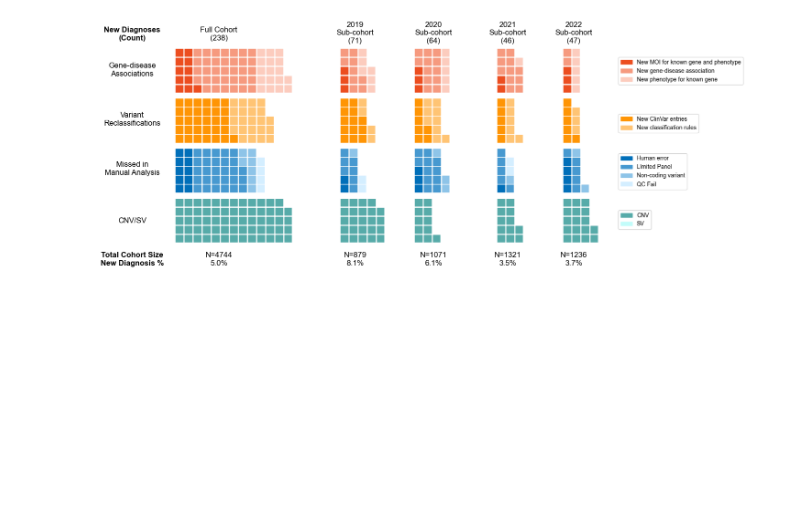
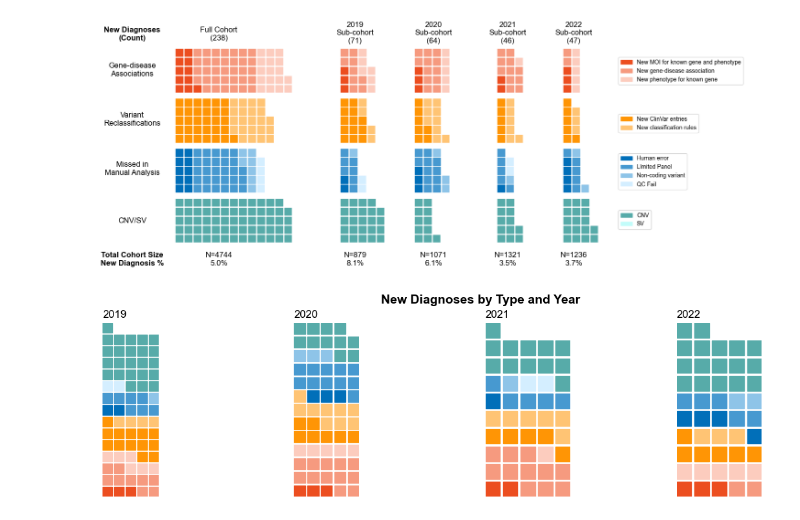
Before and after one commit to populationgenomics/talos_manuscript, a Jupyter notebook: Analyses/Jupyter_notebooks/Figure5_year_cohort.ipynb, the cells around one changed output. Saved outputs shown, nothing was run; the diff lists cells and outputs as text; code cells hidden in the pictures; blank space fills up the shorter version.

Commit message:
Figure 5 - dataaggregation, timelines, year cohort

```diff
--- a/Analyses/Jupyter_notebooks/Figure5_year_cohort.ipynb
+++ b/Analyses/Jupyter_notebooks/Figure5_year_cohort.ipynb
@@ -477,3 +477,83 @@ fig.text(0.740, 0.04, 'N=1236\n3.7%', ha='center', fontsize=12)
 fig.savefig('../../Figures/Fig5/Fig5_year_cohort_All.png')
 # %% [output]
 [figure]
+# %%
+import pandas as pd
+import matplotlib.pyplot as plt
+from pywaffle import Waffle
+import matplotlib.patches as mpatches
+
+# Read the CSV file into a DataFrame
+data = pd.read_csv('../../Data/Fig5/Talos_solves_VCGS-prospective-by-year.csv', header=0, index_col=[1, 0], usecols=range(1, 7))
+
+# Combine duplicate rows by summing their values
+data_combined = data.groupby(level=[0, 1]).sum()
+
+# Custom sort order for the index
+custom_sort = {'Gene-disease Associations': 1, 'Variant Reclassifications': 2, 'Missed in Manual Analysis': 3, 'CNV/SV': 4}
+
+# Sort the DataFrame by the custom sort order
+data_sorted = data_combined.sort_index(key=lambda x: x.map(custom_sort))
+
+colors_list = ['#EC4E20', #flame original
+               '#F69A7F', #flame light
+               '#FCCCBE', #flame lightest
+               '#FF9505', #orange original
+               '#FFC474', #orange light
+               '#016FB9', #azul original
+               '#4799D0', #azul light
+               '#8EC4E8', #azul lighter
+               '#D4EEFF', #azul lightest
+               '#57ABA9', #teal light
+               '#C2FCFA'] #teal lightest
+
+# Create a figure with a custom layout using gridspec
+# fig = plt.figure(figsize=(6, 8))
+# gs = fig.add_gridspec(2, 2, width_ratios=[1, 1], height_ratios=[1, 1])
+
+# Create Waffle plots for each year
+fig = plt.figure(
+    FigureClass=Waffle,
+    plots={
+        441: {
+            'values': data_sorted.loc[(),'2019'],
+            'colors': colors_list,
+            'title': {'label': '2019', 'loc': 'left', 'fontsize': 12}
+        },
+        442: {
+            'values': data_sorted.loc[(),'2020'],
+            'colors': colors_list,
+            'title': {'label': '2020', 'loc': 'left', 'fontsize': 12}
+        },
+        443: {
+            'values': data_sorted.loc[(),'2021'],
+            'colors': colors_list,
+            'title': {'label': '2021', 'loc': 'left', 'fontsize': 12}
+        },
+        444: {
+            'values': data_sorted.loc[(),'2022'],
+            'colors': colors_list,
+            'title': {'label': '2022', 'loc': 'left', 'fontsize': 12}
+        },
+    },
+    columns=5,
+    values=values,
+    vertical=True,
+    colors=colors_list,
+    rounding_rule='ceil',
+    figsize=(12, 12)
+)
+
+# Add a main title for the entire figure
+fig.suptitle('New Diagnoses by Type and Year', fontsize=14, fontweight='bold')
+
+# Adjust layout to prevent overlap
+#plt.tight_layout(rect=[0, 0, 1, 0.95])
+
+# Save the figure
+#fig.savefig('../../Figures/Fig5/Fig5_year_cohort.png')
+
+# Show the figure
+plt.show()
+# %% [output]
+[figure, added]
```
Also changed, not shown: parts of 4 cells of this notebook, 10 other files.
